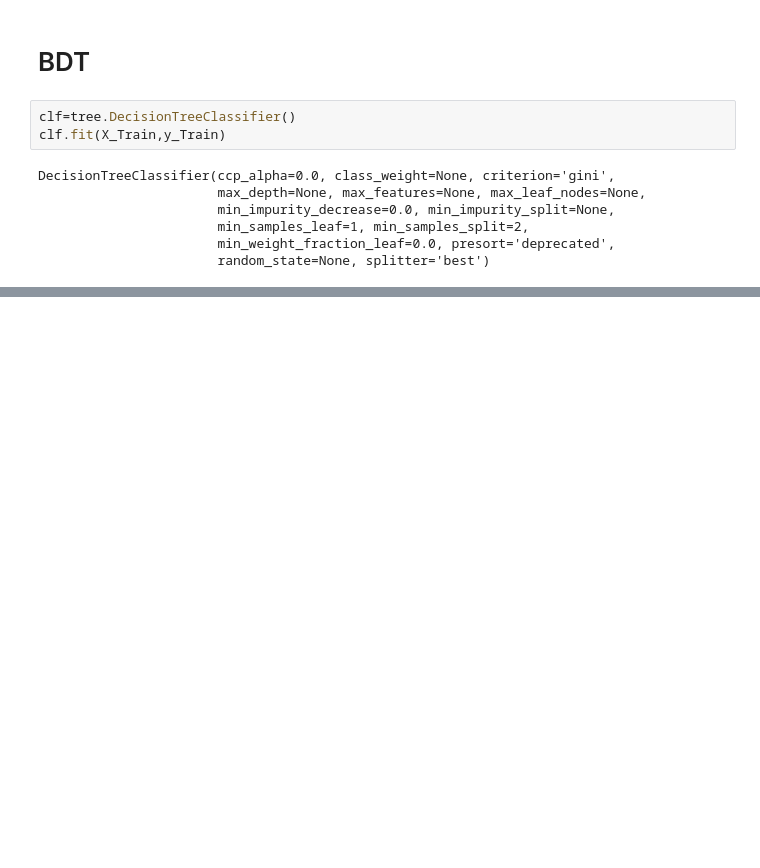
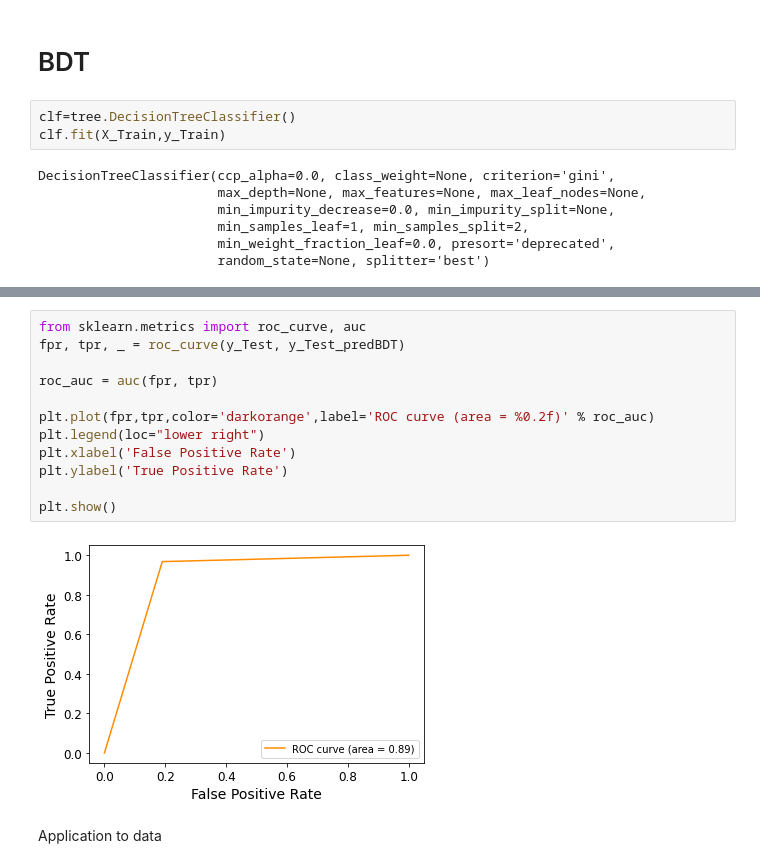
Before and after one commit to ChiaraDeMartin95/ciao, a Jupyter notebook: PionIDwithML.ipynb, the cells around one changed output, grey strips where cells are left out. Saved outputs shown, nothing was run; the diff lists cells and outputs as text; blank space fills up the shorter version.

Commit message:
BDT implementation and Application to Data

```diff
--- a/PionIDwithML.ipynb
+++ b/PionIDwithML.ipynb
@@ -809,0 +883,16 @@ DecisionTreeClassifier(ccp_alpha=0.0, class_weight=None, criterion='gini',
+# %%
+from sklearn.metrics import roc_curve, auc
+fpr, tpr, _ = roc_curve(y_Test, y_Test_predBDT)
+
+roc_auc = auc(fpr, tpr)
+
+plt.plot(fpr,tpr,color='darkorange',label='ROC curve (area = %0.2f)' % roc_auc)
+plt.legend(loc="lower right")
+plt.xlabel('False Positive Rate')
+plt.ylabel('True Positive Rate')
+
+plt.show()
+# %% [output]
+[figure, added]
+# %% [markdown]
+Application to data
```
Also changed, not shown: parts of 26 cells of this notebook.
